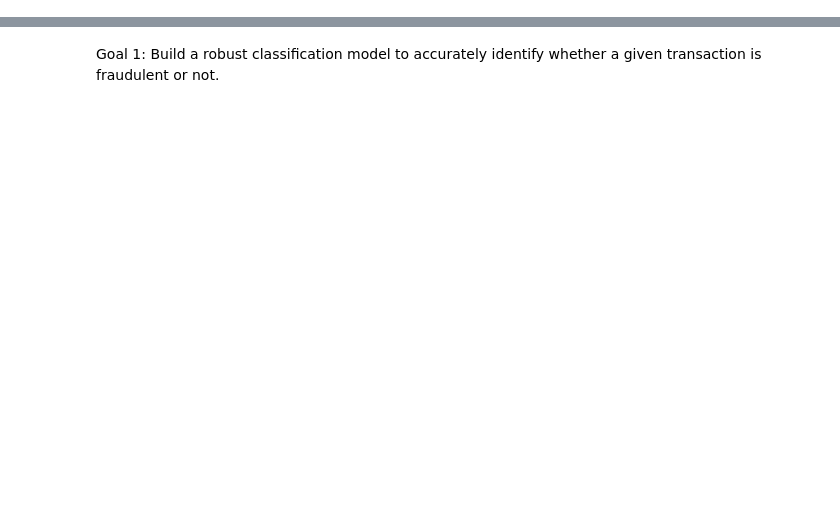
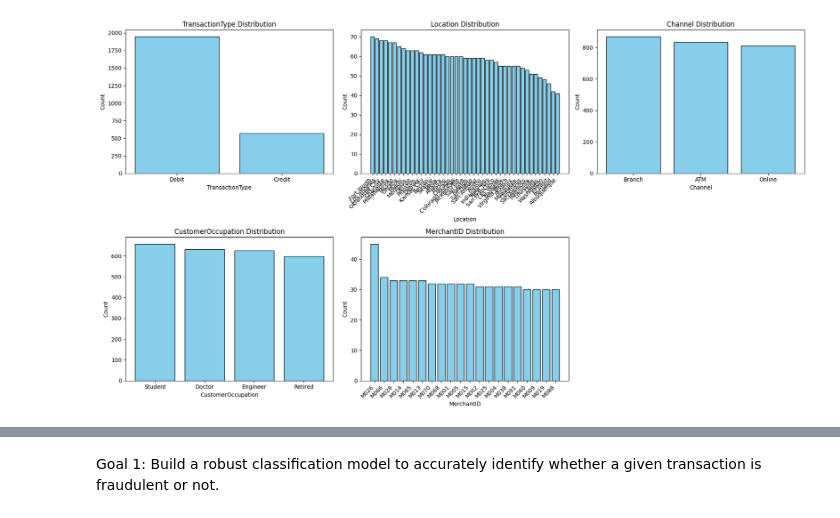
Before and after one commit to rbhat/fraud_detection_bank, a Jupyter notebook: fraud_detection.ipynb, the cells around one changed output, grey strips where cells are left out. Cells and saved outputs as stored; diff of their text form; code cells hidden in the pictures; blank space fills up the shorter version.

```diff
--- a/fraud_detection.ipynb
+++ b/fraud_detection.ipynb
@@ -15,0 +174,14 @@ df.head()
+# %%
+# Cell 8 - Categorical Features Analysis
+categorical_features = ['TransactionType', 'Location', 'Channel', 'CustomerOccupation', 'MerchantID']
+
+print("CATEGORICAL FEATURES SUMMARY")
+print("="*80)
+
+for feature in categorical_features:
+    print(f"\n{feature}:")
+    print(f"  Unique values: {df[feature].nunique()}")
+    print(f"  Top 5 values:")
+    value_counts = df[feature].value_counts()
+    for value, count in value_counts.head().items():
+        print(f"    {value}: {count} ({count/len(df)*100:.2f}%)")
@@ -15,0 +206,32 @@ df.head()
+# %%
+# Cell 9 - Visualize categorical distributions
+fig, axes = plt.subplots(2, 3, figsize=(18, 10))
+axes = axes.ravel()
+
+for idx, feature in enumerate(categorical_features[:5]):
+    if feature == 'MerchantID':
+        # For MerchantID, show top 20
+        top_values = df[feature].value_counts().head(20)
+    else:
+        top_values = df[feature].value_counts()
+
+    axes[idx].bar(range(len(top_values)), top_values.values, color='skyblue', edgecolor='black')
+    axes[idx].set_title(f'{feature} Distribution')
+    axes[idx].set_xlabel(feature)
+    axes[idx].set_ylabel('Count')
+
+    # Rotate x-labels for better readability
+    if len(top_values) > 5:
+        axes[idx].set_xticks(range(len(top_values)))
+        axes[idx].set_xticklabels(top_values.index, rotation=45, ha='right')
+    else:
+        axes[idx].set_xticks(range(len(top_values)))
+        axes[idx].set_xticklabels(top_values.index)
+
+# Remove extra subplot
+fig.delaxes(axes[5])
+
+plt.tight_layout()
+plt.show()
+# %% [output]
+[figure, added]
```
Also changed, not shown: parts of 16 cells of this notebook, 2 other files.
